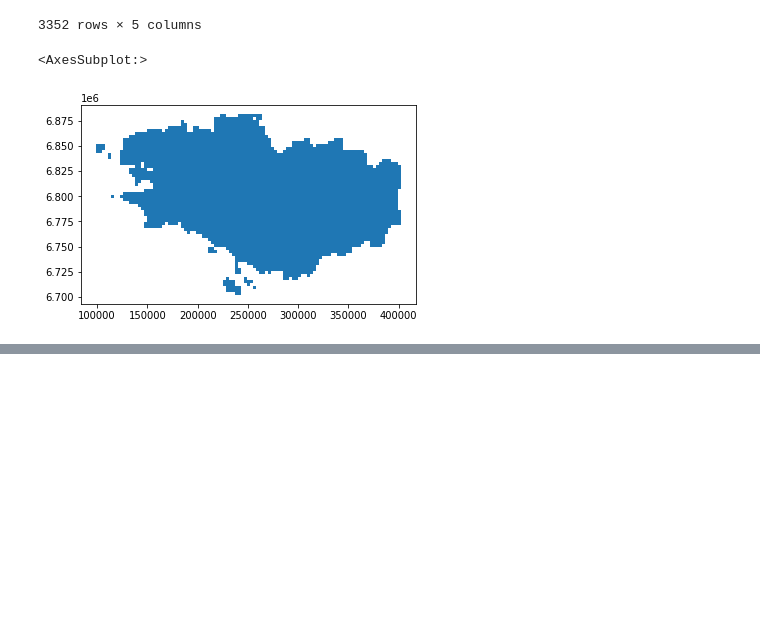
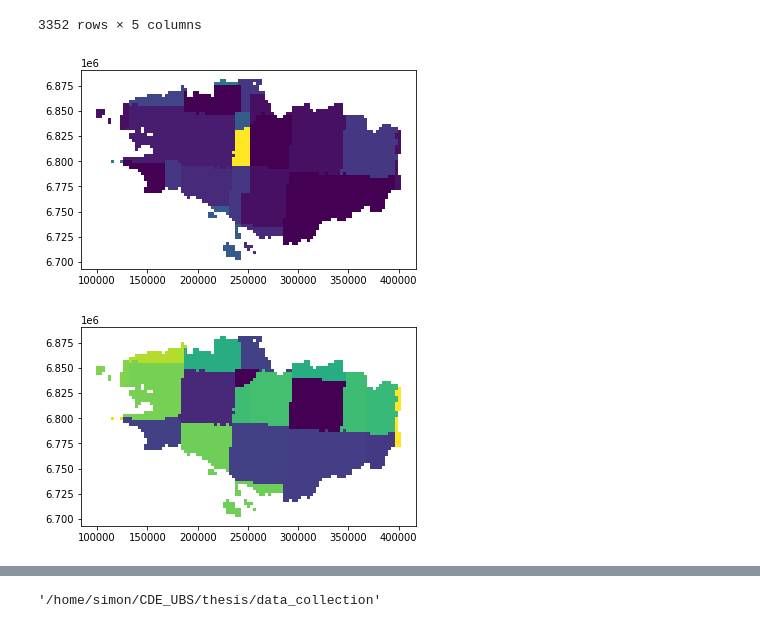
Before and after one commit to simon-donike/super-resolution, a Jupyter notebook: data_collection/get_time_distance.ipynb, the cells around one changed output, grey strips where cells are left out. Saved outputs shown, nothing was run; the diff lists cells and outputs as text; code cells hidden in the pictures; blank space fills up the shorter version.

```diff
--- a/data_collection/get_time_distance.ipynb
+++ b/data_collection/get_time_distance.ipynb
@@ -469,11 +470,13 @@ df_new.set_crs(epsg=2154,inplace=True)
 | 3350 | ORT_2018_0396_6777_LA93_8Bits.jp2 | 1 | 159 | {159: [2018-09-26 00:00:00, 'SENT... | POLYGON ((396000.000 6777000.000,... |
 | 3351 | ORT_2018_0399_6774_LA93_8Bits.jp2 | 1 | 159 | {159: [2018-09-26 00:00:00, 'SENT... | POLYGON ((399000.000 6774000.000,... |
 3352 rows × 5 columns
-# %%
-df_new.plot()
-# %% [output]
-<AxesSubplot:>
-[figure, removed]
+# %%
+df_new.plot(column='min')
+df_new.plot(column='max')
+plt.show()
+# %% [output]
+[figure, added]
+[figure, added]
 # %%
 #df_new.to_file("/home/simon/CDE_UBS/thesis/data_collection/sen2/"+"closest_dates.geojson", driver="GeoJSON")
 #df_new.to_file("closest_dates.gpkg", driver="GPKG")
@@ -494,3 +497,7 @@ df_new
 | 3350 | ORT_2018_0396_6777_LA93_8Bits.jp2 | 1 | 159 | {159: [2018-09-26 00:00:00, 'SENT... | POLYGON ((396000.000 6777000.000,... |
 | 3351 | ORT_2018_0399_6774_LA93_8Bits.jp2 | 1 | 159 | {159: [2018-09-26 00:00:00, 'SENT... | POLYGON ((399000.000 6774000.000,... |
 3352 rows × 5 columns
+# %%
+pwd
+# %% [output]
+'/home/simon/CDE_UBS/thesis/data_collection'
```
Also changed, not shown: parts of 1 cell of this notebook, 15 other files.
